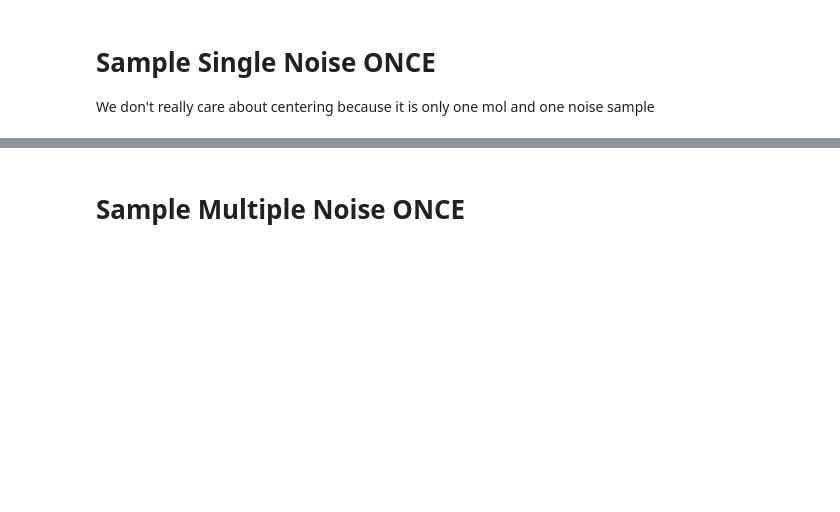
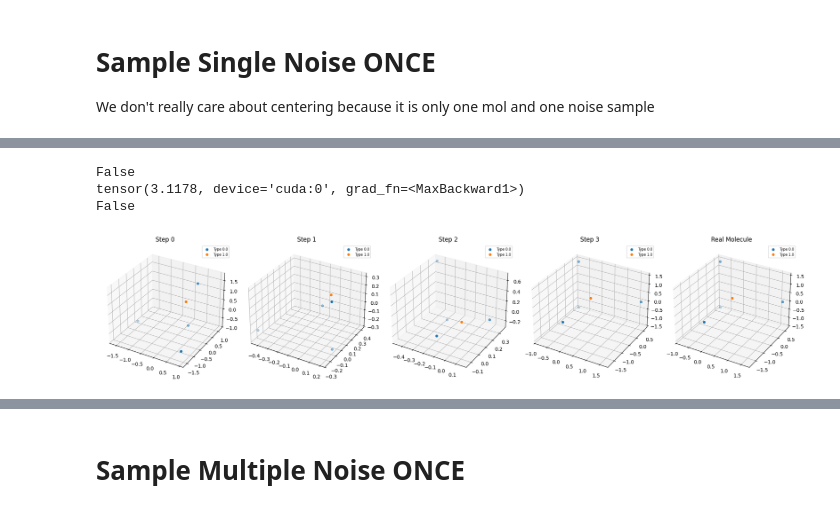
Before and after one commit to edovergna/equi-drifting, a Jupyter notebook: notebooks/gnn_experiment.ipynb, the cells around one changed output, grey strips where cells are left out. Saved outputs shown, nothing was run; the diff lists cells and outputs as text; code cells hidden in the pictures; blank space fills up the shorter version.

```diff
--- a/notebooks/gnn_experiment.ipynb
+++ b/notebooks/gnn_experiment.ipynb
@@ -21,8 +21,10 @@ from torch_geometric.nn import MessagePassing
 class TypeGCN(MessagePassing):
     propagate_type = {"type_feat": torch.Tensor, "edge_attr": torch.Tensor}
 
-    def __init__(self, hidden_nf: int, attention: bool = True):
-        super().__init__(aggr="mean")
+    def __init__(
+        self, hidden_nf: int, attention: bool = True, aggr_type: str = "sum"
+    ):
+        super().__init__(aggr=aggr_type)
 
         in_message_dim = hidden_nf * 2 + 2
         self.message_mlp = nn.Sequential(
@@ -86,8 +88,9 @@ class PosGCN(MessagePassing):
         hidden_nf: int,
         tanh_coord_updates: bool = True,
         coords_range: float = 15.0,
+        aggr_type: str = "sum",
     ):
-        super().__init__(aggr="mean")
+        super().__init__(aggr=aggr_type)
 
         in_message_dim = hidden_nf * 2 + 2
 
@@ -143,17 +146,22 @@ class EquivariantBlock(nn.Module):
         attention: bool = True,
         tanh_coord_updates: bool = True,
         coords_range: float = 15.0,
+        aggr_type: str = "sum",
     ):
         super().__init__()
 
         self.type_update = nn.ModuleList(
-            [TypeGCN(hidden_nf, attention=attention) for _ in range(n_layers)]
+            [
+                TypeGCN(hidden_nf, attention=attention, aggr_type=aggr_type)
+                for _ in range(n_layers)
+            ]
         )
 
         self.coord_update = PosGCN(
             hidden_nf,
             tanh_coord_updates=tanh_coord_updates,
             coords_range=coords_range,
+            aggr_type=aggr_type,
         )
 
     def forward(
@@ -201,6 +209,7 @@ class EGNN(nn.Module):
         attention: bool = True,
         tanh_coord_updates: bool = True,
         coords_range: float = 15.0,
+        aggr_type: str = "sum",
     ):
         super().__init__()
         self.type_embedding = nn.Linear(num_atom_types, hidden_nf)
@@ -213,6 +222,7 @@ class EGNN(nn.Module):
                     attention=attention,
                     tanh_coord_updates=tanh_coord_updates,
                     coords_range=coords_range,
+                    aggr_type=aggr_type,
                 )
                 for _ in range(num_blocks)
             ]
@@ -223,11 +233,16 @@ class EGNN(nn.Module):
         pos_noise: torch.Tensor,
         type_noise: torch.Tensor,
         edge_index: torch.Tensor,
+        return_change_in_pos: bool = False,
     ) -> tuple[torch.Tensor, torch.Tensor]:
 
         gen_feats = self.type_embedding(type_noise)
         gen_pos = pos_noise
         initial_squared_norm, _ = compute_edge_properties(gen_pos, edge_index)
+
+        pos_list = []
+        if return_change_in_pos:
+            pos_list.append(gen_pos.clone())
 
         for block in self.blocks:
             squared_norm, scaled_dir_vector = compute_edge_properties(gen_pos, edge_index)
@@ -242,8 +257,13 @@ class EGNN(nn.Module):
                 scaled_dir_vector=scaled_dir_vector,
                 edge_attr=edge_attr,
             )
+            if return_change_in_pos:
+                pos_list.append(gen_pos.clone())
 
         gen_types = self.type_embedding_out(gen_feats)
+
+        if return_change_in_pos:
+            return gen_pos, gen_types, pos_list
         return gen_pos, gen_types
 # %%
 def compute_drifting_field(gen_mol, real_mol, sigma = 1.0):
@@ -472,0 +558,4 @@ visualize_both_molecules(gen_pos, real_pos)
+# %%
+gen_pos, gen_types, pos_list = model(
+    pos_noise, type_noise, dense_edge_index, return_change_in_pos=True
+)
@@ -472,0 +582,22 @@ visualize_both_molecules(gen_pos, real_pos)
+# %%
+print(torch.allclose(pos_list[0], pos_list[-1]))           # probably True at low tol
+print((pos_list[0] - pos_list[-1]).abs().max())             # probably ~1e-5 or smaller
+print(torch.equal(pos_list[0], pos_list[-1]))               # should be False
+# %% [output]
+False
+tensor(3.1178, device='cuda:0', grad_fn=<MaxBackward1>)
+False
+# %%
+gen_types_argmax = gen_types.argmax(dim=1).float()
+real_types_argmax = real_types.argmax(dim=1).float()
+
+# pos_list is e.g. the trajectory saved during your diffusion reverse process
+visualize_progression_with_real(
+    pos_list=pos_list,
+    gen_types=gen_types_argmax,
+    real_pos=real_pos,
+    real_types=real_types_argmax,
+    max_steps=4        # shows 6 evenly-spaced snapshots + real on the right
+)
+# %% [output]
+[figure, added]
```
Also changed, not shown: parts of 5 cells of this notebook.
